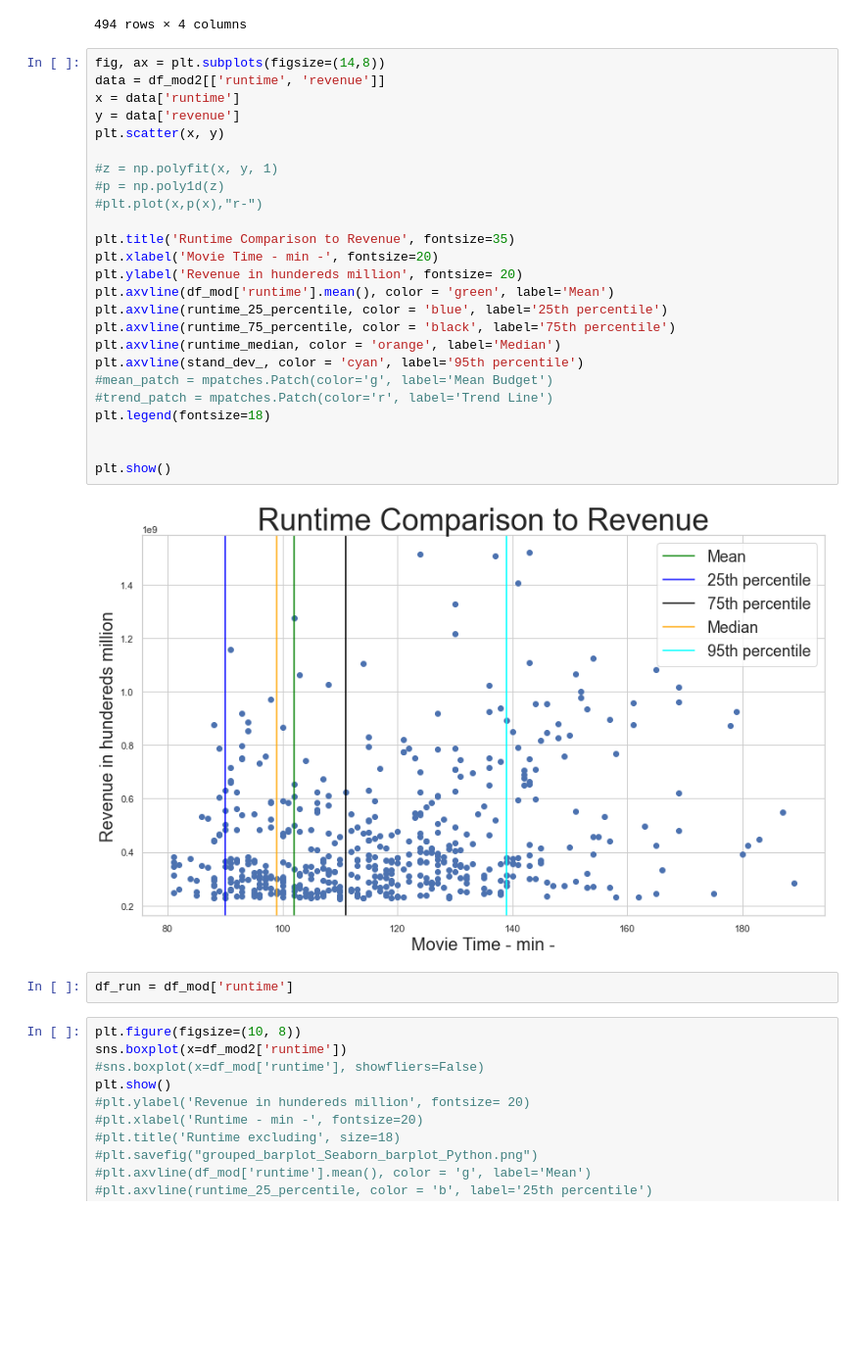
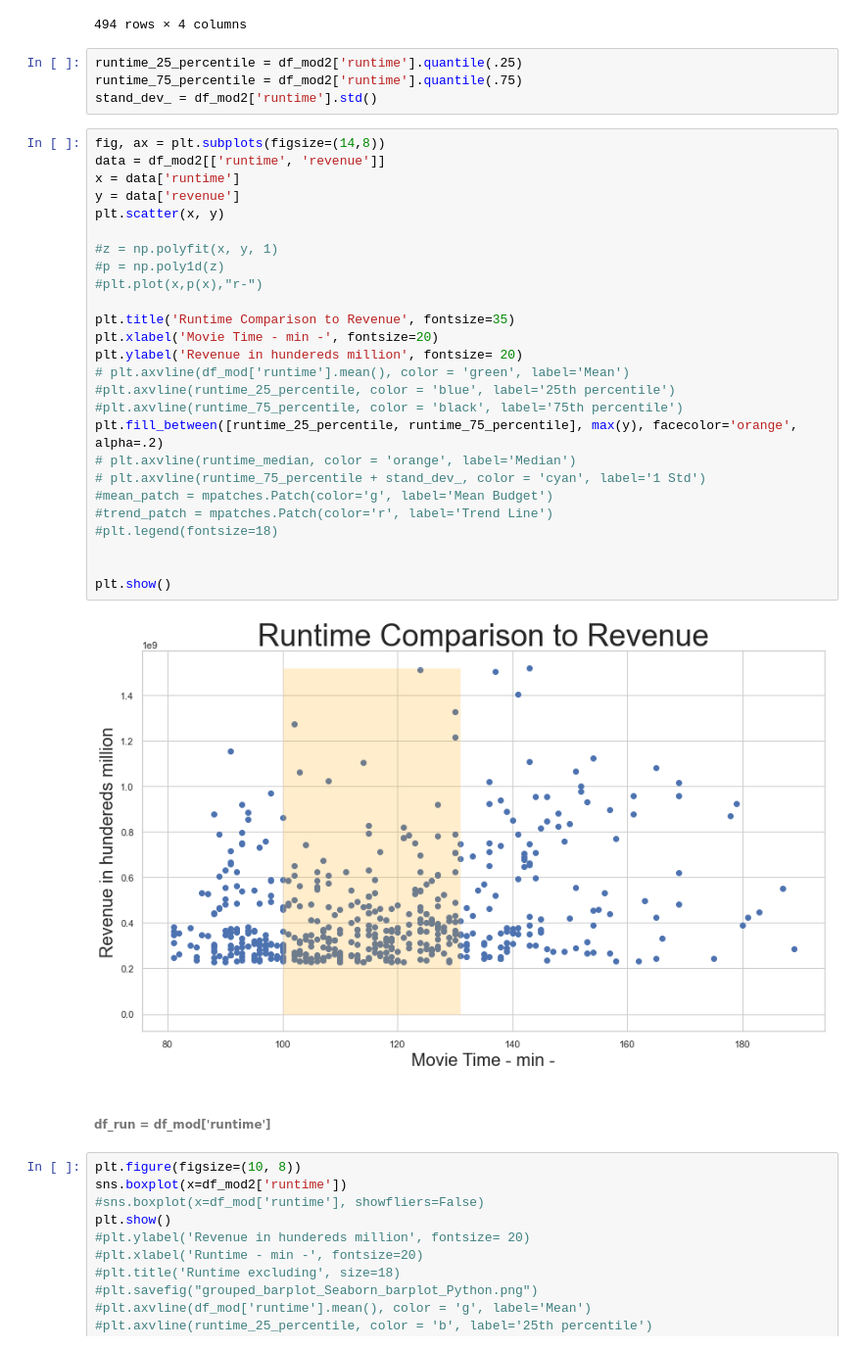
Before and after one commit to eaiturbe/microsoft_movie_analysis, a Jupyter notebook: imported data frame.ipynb, the cells around one changed output. Shown: that part at 98% size. Drawn from its saved outputs; the diff is of its cells as text; blank space fills up the shorter version.

```diff
--- a/imported data frame.ipynb
+++ b/imported data frame.ipynb
@@ -147,35 +143,40 @@ df_mod2
 | 10240 | 21000000 | 227799884 | Sleepless in Seattle | 105 |
 | 3437 | 75000000 | 226904017 | Immortals | 110 |
 494 rows × 4 columns
+# %%
+runtime_25_percentile = df_mod2['runtime'].quantile(.25)
+runtime_75_percentile = df_mod2['runtime'].quantile(.75)
+stand_dev_ = df_mod2['runtime'].std()
 # %%
 fig, ax = plt.subplots(figsize=(14,8))
 data = df_mod2[['runtime', 'revenue']]
 x = data['runtime']
 y = data['revenue']
 plt.scatter(x, y)
 
 #z = np.polyfit(x, y, 1)
 #p = np.poly1d(z)
 #plt.plot(x,p(x),"r-")
 
 plt.title('Runtime Comparison to Revenue', fontsize=35)
 plt.xlabel('Movie Time - min -', fontsize=20)
 plt.ylabel('Revenue in hundereds million', fontsize= 20)
-plt.axvline(df_mod['runtime'].mean(), color = 'green', label='Mean')
-plt.axvline(runtime_25_percentile, color = 'blue', label='25th percentile')
-plt.axvline(runtime_75_percentile, color = 'black', label='75th percentile')
-plt.axvline(runtime_median, color = 'orange', label='Median')
-plt.axvline(stand_dev_, color = 'cyan', label='95th percentile')
+# plt.axvline(df_mod['runtime'].mean(), color = 'green', label='Mean')
+#plt.axvline(runtime_25_percentile, color = 'blue', label='25th percentile')
+#plt.axvline(runtime_75_percentile, color = 'black', label='75th percentile')
+plt.fill_between([runtime_25_percentile, runtime_75_percentile], max(y), facecolor='orange', alpha=.2)
+# plt.axvline(runtime_median, color = 'orange', label='Median')
+# plt.axvline(runtime_75_percentile + stand_dev_, color = 'cyan', label='1 Std')
 #mean_patch = mpatches.Patch(color='g', label='Mean Budget')
 #trend_patch = mpatches.Patch(color='r', label='Trend Line')
-plt.legend(fontsize=18)
+#plt.legend(fontsize=18)
 
 
 plt.show()
 # %% [output]
-[figure, old version]
+[figure, new version]
-# %%
-df_run = df_mod['runtime']
+# %% [markdown]
+###### df_run = df_mod['runtime']
 # %%
 plt.figure(figsize=(10, 8))
 sns.boxplot(x=df_mod2['runtime'])
```
Also changed, not shown: parts of 1 cell of this notebook.
